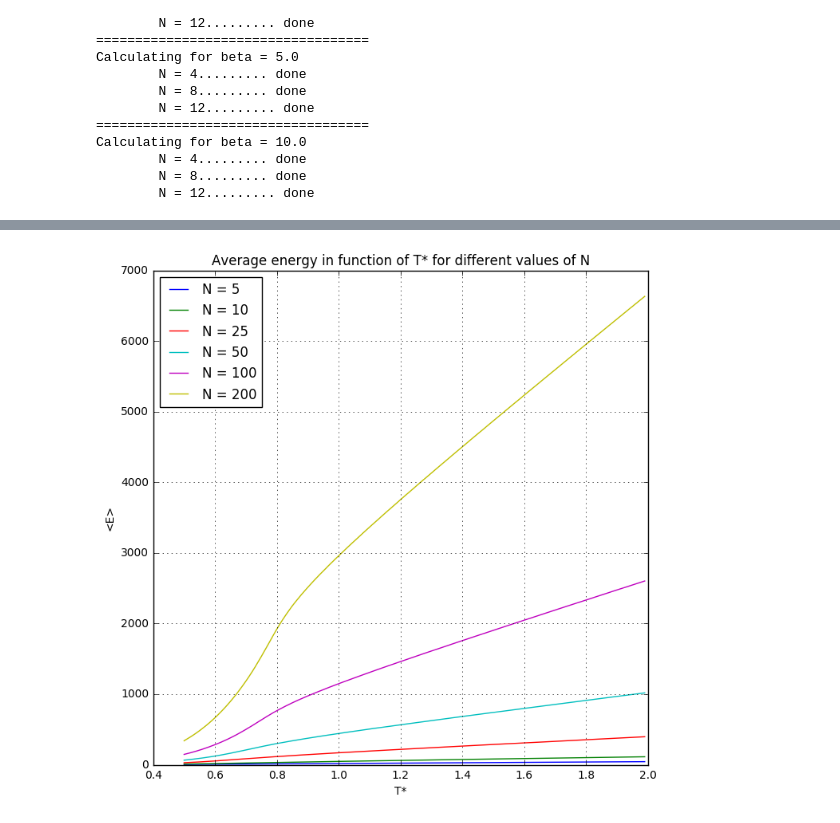
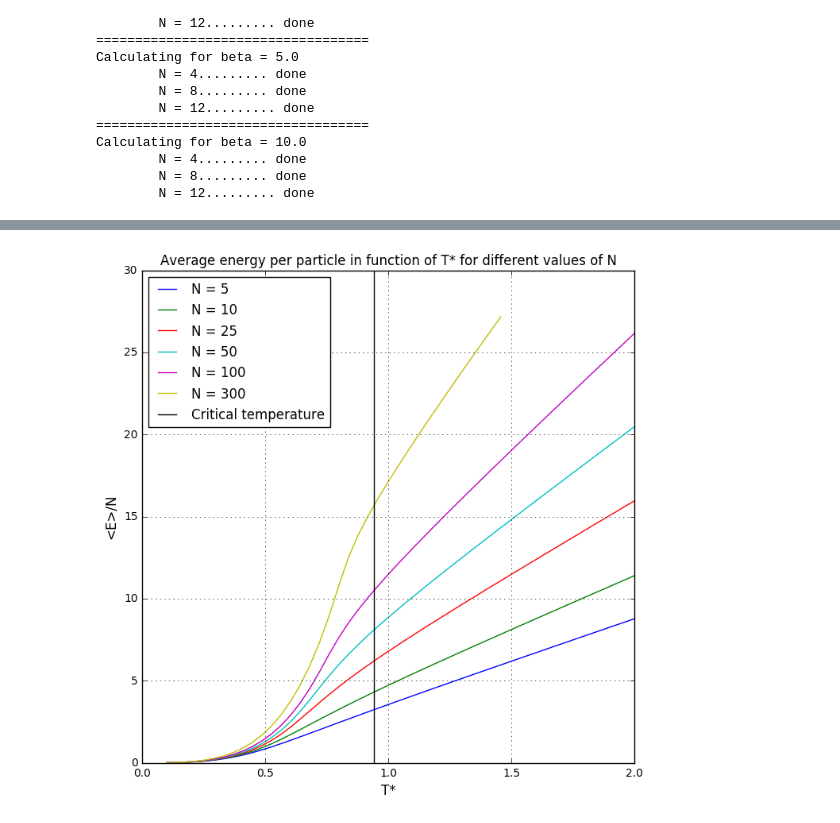
Before and after one commit to jmoran1993/NumPhy, a Jupyter notebook: Homework/HW3-JoseMORAN.ipynb, the cells around one changed output, grey strips where cells are left out. Cells and saved outputs as stored; diff of their text form; code cells hidden in the pictures.

```diff
--- a/Homework/HW3-JoseMORAN.ipynb
+++ b/Homework/HW3-JoseMORAN.ipynb
@@ -278,11 +281,12 @@ Calculating for beta = 10.0
         N = 12......... done
 # %%
 for i in xrange(len(betas)):
-    print "============================="
+    print "==========================================================="
     print "For beta = "+str(betas[i])
     print "   Analytical result :"
     print "      <E> = "+str(analytical_list[i])
     print "   Numerical results :"
     for j in xrange(len(Ns)):
-        print "      for N = "+str(Ns[j])+", <E> = "+str(result_list[i][j])+" +/ "+str(np.mean(error_list[i][j][-5:]))
+        print "      for N = "+str(Ns[j])+", <E> = "+str(result_list[i][j])+" +/ "+str(np.max(error_list[i][j]))\
+        +",  deviation from analytical value : "+str(abs(result_list[i][j]-analytical_list[i]))
 # %% [output]
@@ -367,6 +369,6 @@ average_energy(18,1)
 # %%
-T_star = np.arange(0.5,2,0.01)
-N = [5, 10, 25, 50, 100,200]
+T_star = np.linspace(0.1,2,50)
+N = [5, 10, 25, 50, 100,300]
 plots = []
 for i in xrange(len(N)):
     print "Calculating for N = "+str(N[i])+".........",
@@ -374,4 +376,6 @@ for i in xrange(len(N)):
     plot = [average_energy(N[i],1./t) for t in T]
     plots.append(plot)
     print "done"
+
+plots=np.asarray(plots)
 # %% [output]
@@ -384,13 +389,14 @@ Calculating for N = 200......... done
 # %%
 figure = plt.figure(figsize=(8,8))
 for i in xrange(len(N)):
-    plt.plot(T_star, plots[i], ls='-', label="N = "+str(N[i]))
-plt.xlabel("T*")
-plt.ylabel("<E>")
+    plt.plot(T_star, plots[i]/N[i], ls='-', label="N = "+str(N[i]))
+plt.xlabel("T*", fontsize=12)
+plt.ylabel("<E>/N", fontsize=12)
+plt.axvline(x=(1./1.202)**(1./3.), lw=1, color = 'k', label = "Critical temperature")
 plt.legend(loc=2)
 plt.grid()
-plt.title("Average energy in function of T* for different values of N")
+plt.title("Average energy per particle in function of T* for different values of N")
 plt.show()
 plt.close()
 # %% [output]
-[figure, old version]
+[figure, new version]
```
Also changed, not shown: parts of 22 cells of this notebook, 9 other files.
